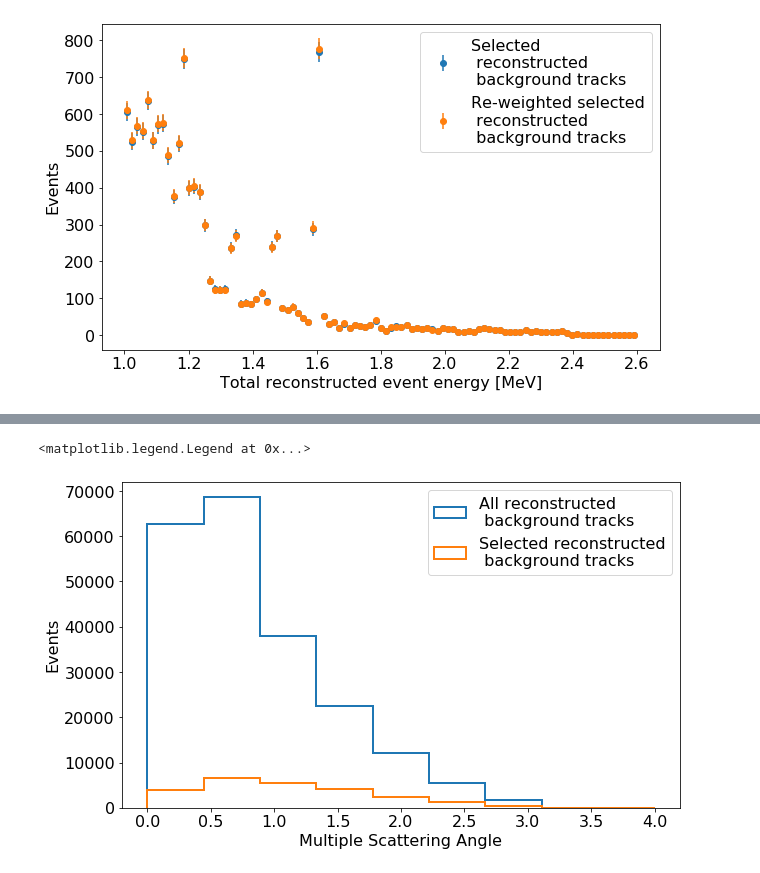
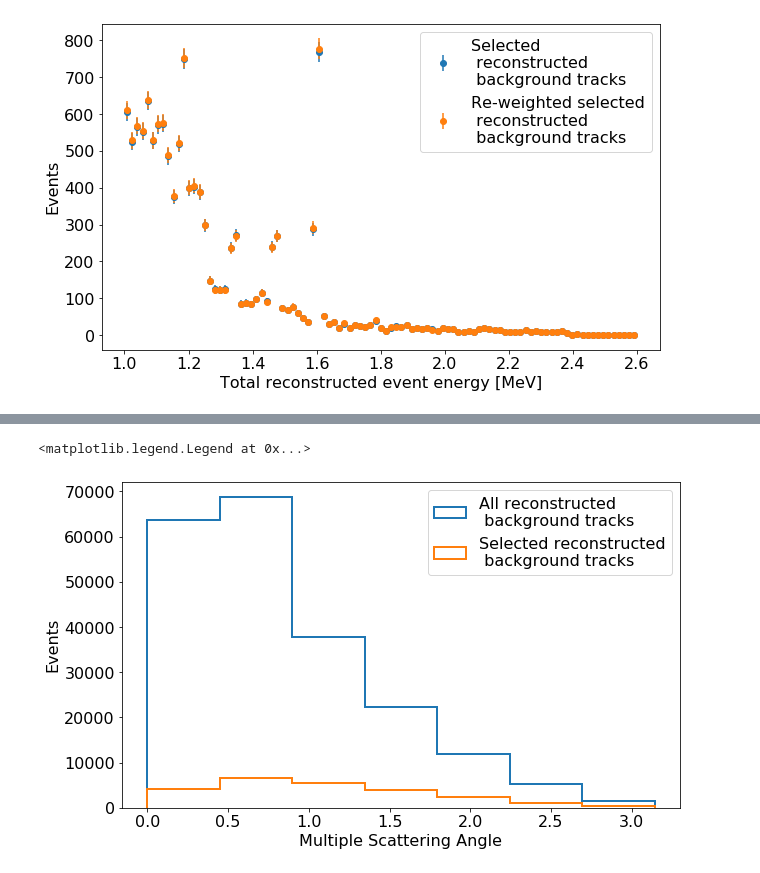
Before and after one commit to k-woodruff/bb2nu, a Jupyter notebook: bb2nu_BG_distribution.ipynb, the cells around one changed output, grey strips where cells are left out. Cells and saved outputs as stored; diff of their text form; code cells hidden in the pictures.

```diff
--- a/bb2nu_BG_distribution.ipynb
+++ b/bb2nu_BG_distribution.ipynb
@@ -448,16 +453,16 @@ Uncertainty: 0.2733586926360441
 # %%
 plt.figure(figsize=(10,6))
 
-mcsbins = np.linspace(0,4,10)
+mcsbins = np.linspace(0,np.pi,8)
 
 plt.hist(df_particles['mcs_angle'], bins=mcsbins, histtype='step', lw=2, label='All reconstructed\n background tracks');
 plt.hist(df_particles_selection['mcs_angle'], bins=mcsbins, histtype='step', lw=2, label='Selected reconstructed\n background tracks');
 
 plt.xlabel(r'Multiple Scattering Angle', fontsize=16)
 plt.ylabel('Events', fontsize=16)
 plt.tick_params(which='major', axis='both', labelsize=16)
 
 plt.legend(loc='upper right', fontsize=16)
 # %% [output]
 <matplotlib.legend.Legend at 0x...>
-[figure, old version]
+[figure, new version]
```
Also changed, not shown: parts of 3 cells of this notebook.
